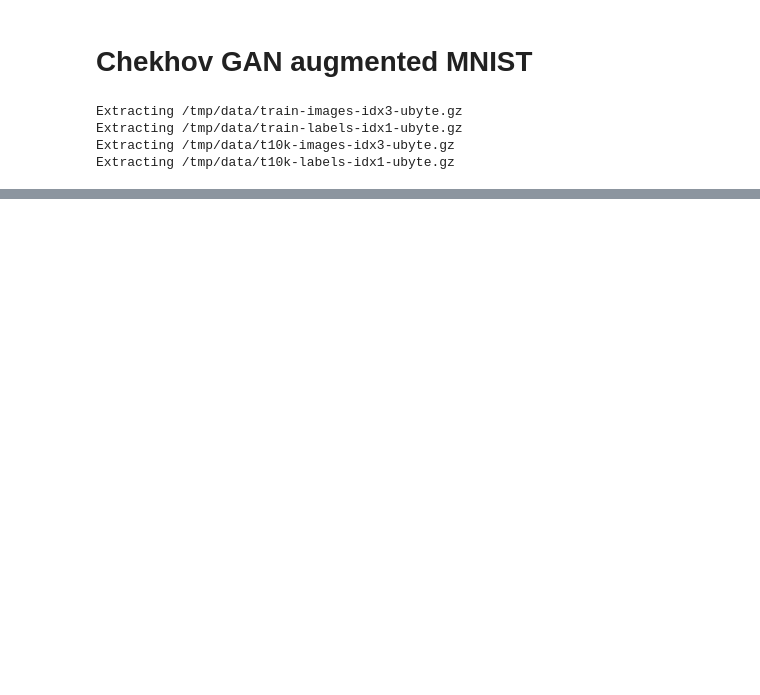
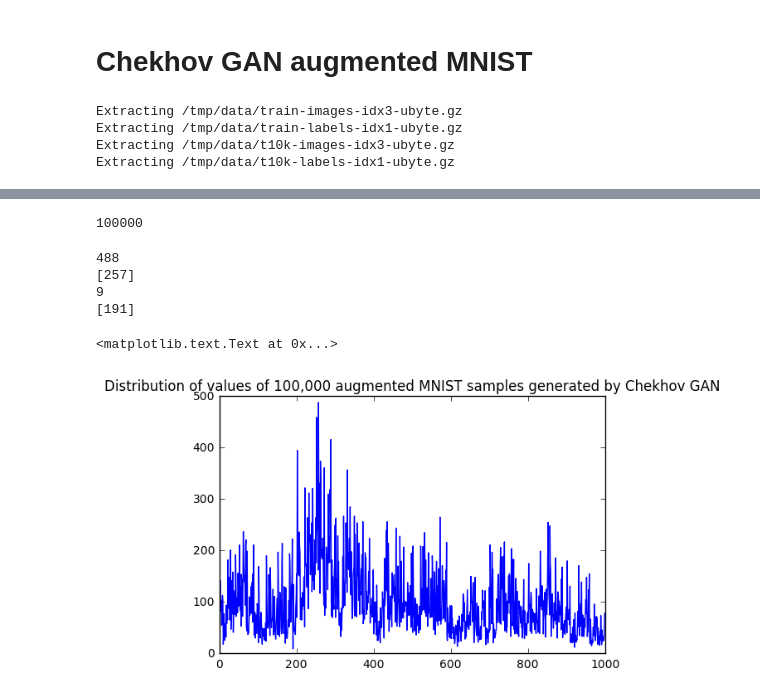
Before and after one commit to yujia21/MA6252, a Jupyter notebook: chekhov gan_augmentedmnist.ipynb, the cells around one changed output, grey strips where cells are left out. Cells and saved outputs as stored; diff of their text form; code cells hidden in the pictures; blank space fills up the shorter version.

```diff
--- a/chekhov gan_augmentedmnist.ipynb
+++ b/chekhov gan_augmentedmnist.ipynb
@@ -271,0 +291,22 @@ dict(zip(unique, counts))
+# %%
+counts_test = dict.fromkeys(range(1000),0)
+# %%
+#run this cell 10 times, prevents hanging
+
+n_test=10000
+# Noise input.
+z = np.random.uniform(-1., 1., size=[n_test, noise_dim])
+# Generate image from noise.
+g_test = sess.run(gen_sample, feed_dict={gen_input: z})
+
+# classify generated images
+y = {}
+y_pred = np.zeros(n_test)
+for k in range(augmented_stack_size):
+    y[k] = tf.nn.softmax(tf.matmul(g_test[:,k*784:(k+1)*784], W) + b).eval(session=sess)
+    y_pred += np.argmax(y[k],1)*10**k
+
+unique, counts = np.unique(y_pred, return_counts=True)
+for key,count in zip(unique, counts):
+    counts_test[key]+=count
+counts_test
@@ -271,0 +331,22 @@ dict(zip(unique, counts))
+# %%
+sum(counts_test.values()) #check if it's total number of tests we want
+# %% [output]
+100000
+# %%
+print(max(counts_test.values()))
+print([key for key in counts_test.keys() if (counts_test[key]==max(counts_test.values()))])
+print(min(counts_test.values()))
+print([key for key in counts_test.keys() if (counts_test[key]==min(counts_test.values()))])
+# %% [output]
+488
+[257]
+9
+[191]
+# %%
+import matplotlib.pyplot as plt
+%matplotlib inline
+plt.plot(list(counts_test.keys()),list(counts_test.values()))
+plt.title('Distribution of values of 100,000 augmented MNIST samples generated by Chekhov GAN')
+# %% [output]
+<matplotlib.text.Text at 0x...>
+[figure, added]
```
Also changed, not shown: parts of 8 cells of this notebook, 33 other files.
